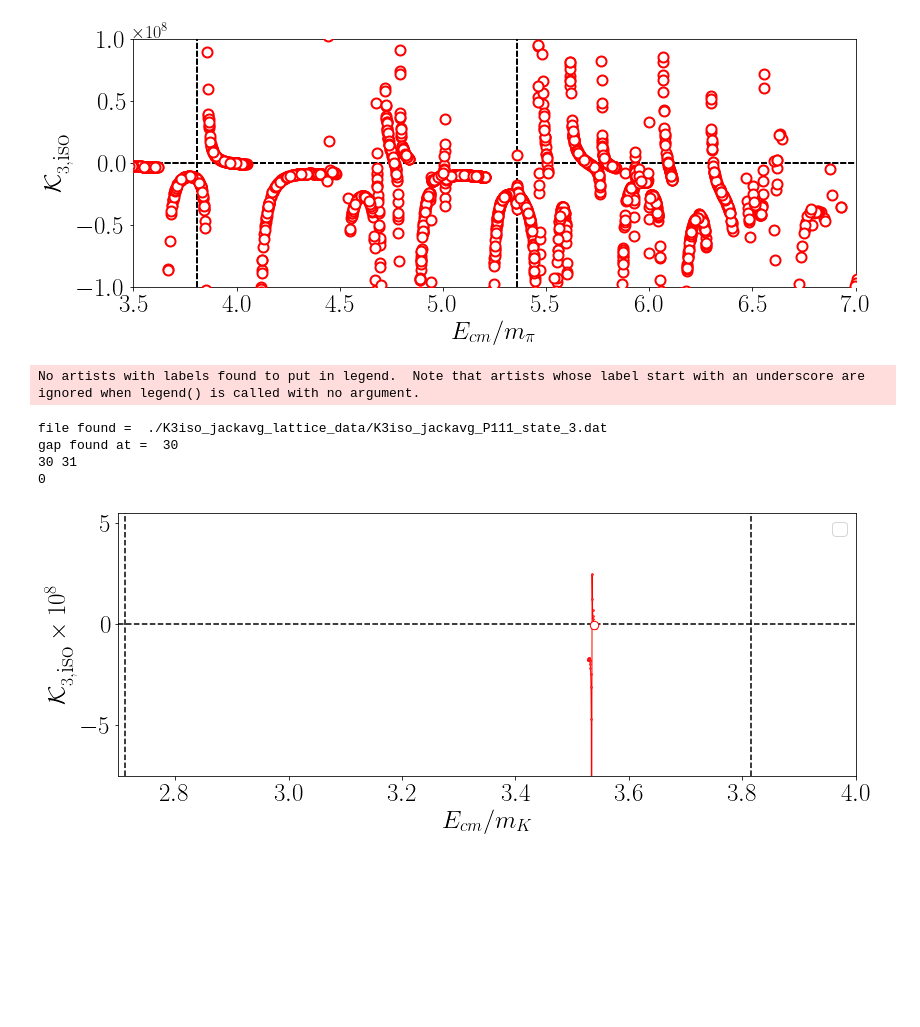
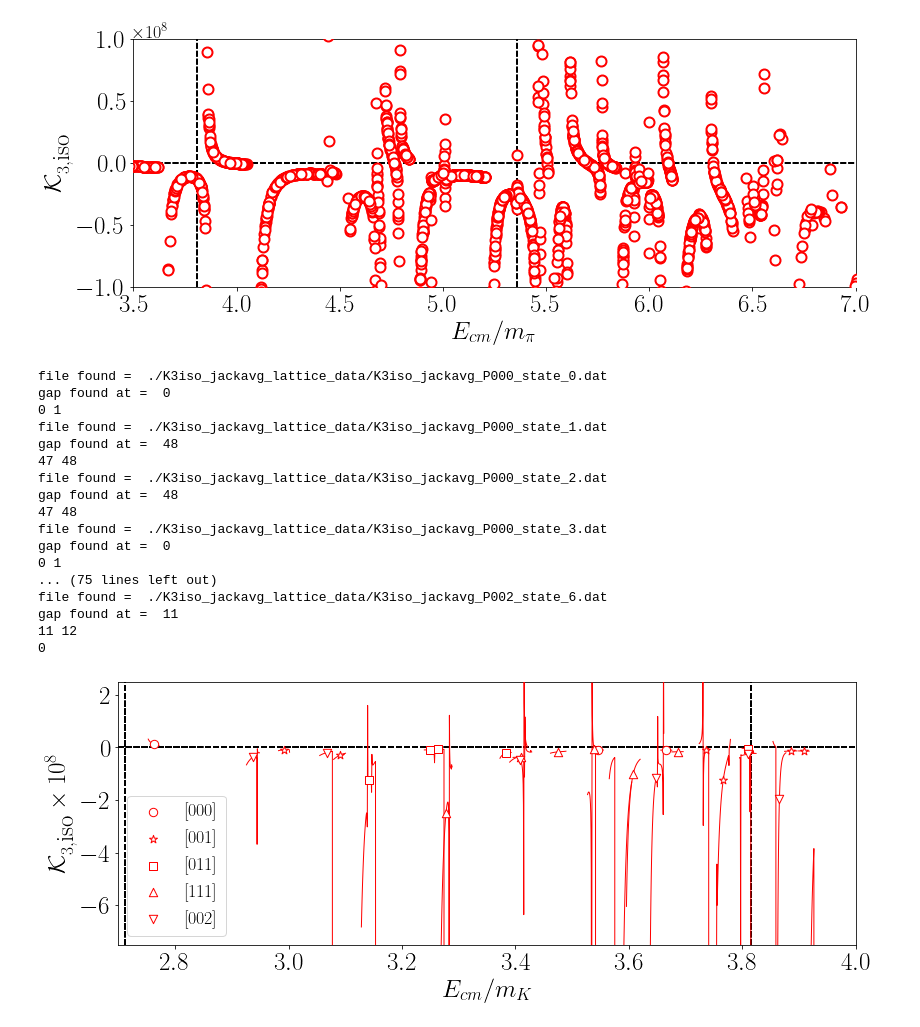
Before and after one commit to digonto10602/3body_quantization, a Jupyter notebook: test_files/plots.ipynb, the cells around one changed output. Saved outputs shown, nothing was run; the diff lists cells and outputs as text; code cells hidden in the pictures; blank space fills up the shorter version.

```diff
--- a/test_files/plots.ipynb
+++ b/test_files/plots.ipynb
@@ -1140,6 +1140,16 @@ energy_file = "S2I2.energies"
 full_energy_list, irrep_list = irrep_list_maker(energy_file)
 selected_irrep_list = ["000_A1m","100_A2","110_A2","111_A2","200_A2"]
 
+drive = "/Users/digonto/GitHub/3body_quantization/lattice_data/KKpi_interacting_spectrum/Three_body/"
+int_energy_filename1 = drive + "KKpi_spectrum.000_A1m"
+int_energy_filename2 = drive + "KKpi_spectrum.100_A2"
+int_energy_filename3 = drive + "KKpi_spectrum.110_A2"
+int_energy_filename4 = drive + "KKpi_spectrum.111_A2"
+int_energy_filename5 = drive + "KKpi_spectrum.200_A2"
+
+int_energy_filelist = [int_energy_filename1, int_energy_filename2, int_energy_filename3, int_energy_filename4, int_energy_filename5]
+
+
 for file in filelist:
     print("file loaded = ",file)
     filename = file
@@ -1157,11 +1167,20 @@ for file in filelist:
 
     np_non_int_energies_ecm = np.array(non_int_energies_ecm)
 
+    (Lint, Ecm_int, err1_int, err2_int) = np.genfromtxt(int_energy_filelist[counter],unpack=True)
+
     zero_y_val = []
     for i in range(len(non_int_energies_ecm)):
         zero_y_val.append(0.0)
 
     np_zero_y_val = np.array(zero_y_val)
+
+    zero_y_val2 = []
+    for i in range(len(Ecm_int)):
+        zero_y_val2.append(0.0)
+
+    np_zero_y_val = np.array(zero_y_val)
+    np_zero_y_val2 = np.array(zero_y_val2)
     #ax[counter].set_ylabel("det $F_{3}$",fontsize=25)
     #ax[counter].set_xlim(0.2,0.34)
     #ax[counter].set_ylim(-1E-2,1E-2)
@@ -1178,6 +1197,8 @@ for file in filelist:
     #ax[counter].plot(EcmR1,F21sum, linewidth=3, label=str("$F_2$, ") + titlestring)
     ax[counter].plot(EcmR1,F3iso1/10000000000, linewidth=4, color='red', label=HFGtitle, zorder=3)
     ax[counter].scatter(non_int_energies_ecm,zero_y_val, marker='o', s=100, edgecolor="green", linewidth=2, facecolor='white',zorder=5)
+    #ax[counter].scatter(Ecm_int,np_zero_y_val2, marker='s', s=100, edgecolor="red", linewidth=2, facecolor='white',zorder=5)
+
     #ax[counter].plot(EcmR,Reqsq, linewidth=3, label="$q_{2,p}^2$")
     #ax[counter].plot(EcmR,Recutoff, linewidth=3, label="$H(p)$")
     #ax[counter].axvline(x=Recheckzero1[0],linestyle='--',color='red')
@@ -1431,9 +1452,9 @@ full_energy_list, irrep_list = irrep_list_maker(energy_file)
 selected_irrep_list = ["000_A1m","100_A2","110_A2","111_A2","200_A2"]
 
 
-#P_list = ["000","001","011","111","002"]
+P_list = ["000","001","011","111","002"]
 
-P_list = ["111"]
+#P_list = ["111"]
 
 markerlist = ['o', '*', 's','^','v']
 
@@ -1446,56 +1467,68 @@ for P in P_list:
     if(os.path.exists(central_file)):
         (Elabc, Ecmc, K3isoc) = np.genfromtxt(central_file, unpack=True)
 
-    for state in range(3,4):
+    for state in range(8):
         filename = fileheader + P + "_state_" + str(state) + ".dat"
         if(os.path.exists(filename)):
             print("file found = ", filename)
             (Elab, Ecm, K3iso) = np.genfromtxt(filename,unpack=True)
             label = "[" + P + "]" # "st $#$" + str(state) + "$, P=\[$" + P + "$\]$"
             ax.set_xlim(2.7,4)
-            ax.set_ylim(-7.5,5.5)
+            ax.set_ylim(-7.5,2.5)
             ax.tick_params(axis='both', which='major', labelsize=25)
             ax.tick_params(axis='both', which='minor', labelsize=25)
-            #ax.plot(Ecm/atmpi,K3iso, linewidth=2, color='red',zorder=5,label=label)
+            ax.plot(Ecm/atmK,K3iso/1E8, linewidth=1, color='red',zorder=5)
             Ecm1, K3iso1, Ecm2, K3iso2, Ecm3, K3iso3 = three_gap_splitter(Ecm, K3iso)
 
-            if(len(Ecm1)!=0):
-                ax.plot(Ecm1/atmK,K3iso1/1E8, linewidth=1, color='red',zorder=5)
+            #if(len(Ecm1)!=0):
+            #    ax.plot(Ecm1/atmK,K3iso1/1E8, linewidth=1, color='red',zorder=5)
 
-            if(len(Ecm2)!=0):
-                ax.plot(Ecm2/atmK,K3iso2/1E8, linewidth=1, color='red',zorder=5)
+            #if(len(Ecm2)!=0):
+            #    ax.plot(Ecm2/atmK,K3iso2/1E8, linewidth=1, color='red',zorder=5)
 
-            if(len(Ecm3)!=0):
-                ax.plot(Ecm3/atmK,K3iso3/1E8, linewidth=1, color='red',zorder=5)
+            #if(len(Ecm3)!=0):
+            #    ax.plot(Ecm3/atmK,K3iso3/1E8, linewidth=1, color='red',zorder=5)
 
-            ax.scatter(Ecm/atmK,K3iso/1E8, marker='.', s=10, linewidth=1, edgecolor='red',facecolor='white',zorder=5, clip_on=True)
+            #ax.scatter(Ecm/atmK,K3iso/1E8, marker='.', s=10, linewidth=1, edgecolor='red',facecolor='white',zorder=5, clip_on=True)
             ax.scatter(Ecmc[state]/atmK,K3isoc[state]/1E8, marker=markerlist[counter], s=70, linewidth=1, edgecolor='red',facecolor='white',zorder=6,label=label if state==0 else "", clip_on=True)
 
             ax.axhline(y=0,linestyle='--',color='black',zorder=2)
             ax.axvline(x=0.37/atmK,linestyle='--',color='black',zorder=2)
             ax.axvline(x=KKpi_threshold/atmK,linestyle='--',color='black',zorder=2)
             ax.legend()
             #fig.tight_layout()
             ax.set_xlabel("$E_{cm}/m_K$", fontsize=25)
             ax.set_ylabel("$\mathcal{K}_{3,\\textrm{iso}} \\times 10^8$",fontsize=25)
 
 
 
     counter=counter+1
 
 fig.tight_layout()
 plt.draw()
 
 
 outputfile_str = "K3iso_KKpi_L20x128_840_lattice_jackavgdata.pdf"
 plt.savefig(outputfile_str)
 #plt.close()
 
 print(full_energy_list[0][1][2])
 # %% [output]
-No artists with labels found to put in legend.  Note that artists whose label start with an underscore are ignored when legend() is called with no argument.
+file found =  ./K3iso_jackavg_lattice_data/K3iso_jackavg_P000_state_0.dat
+gap found at =  0
+0 1
+file found =  ./K3iso_jackavg_lattice_data/K3iso_jackavg_P000_state_1.dat
+gap found at =  48
+47 48
+file found =  ./K3iso_jackavg_lattice_data/K3iso_jackavg_P000_state_2.dat
+gap found at =  48
+47 48
+file found =  ./K3iso_jackavg_lattice_data/K3iso_jackavg_P000_state_3.dat
+gap found at =  0
+0 1
+... (75 lines left out)
+file found =  ./K3iso_jackavg_lattice_data/K3iso_jackavg_P002_state_6.dat
+gap found at =  11
+11 12
+0
-file found =  ./K3iso_jackavg_lattice_data/K3iso_jackavg_P111_state_3.dat
-gap found at =  30
-30 31
-0
-[figure, old version]
+[figure, new version]
```
Also changed, not shown: parts of 2 cells of this notebook, 13 other files.
